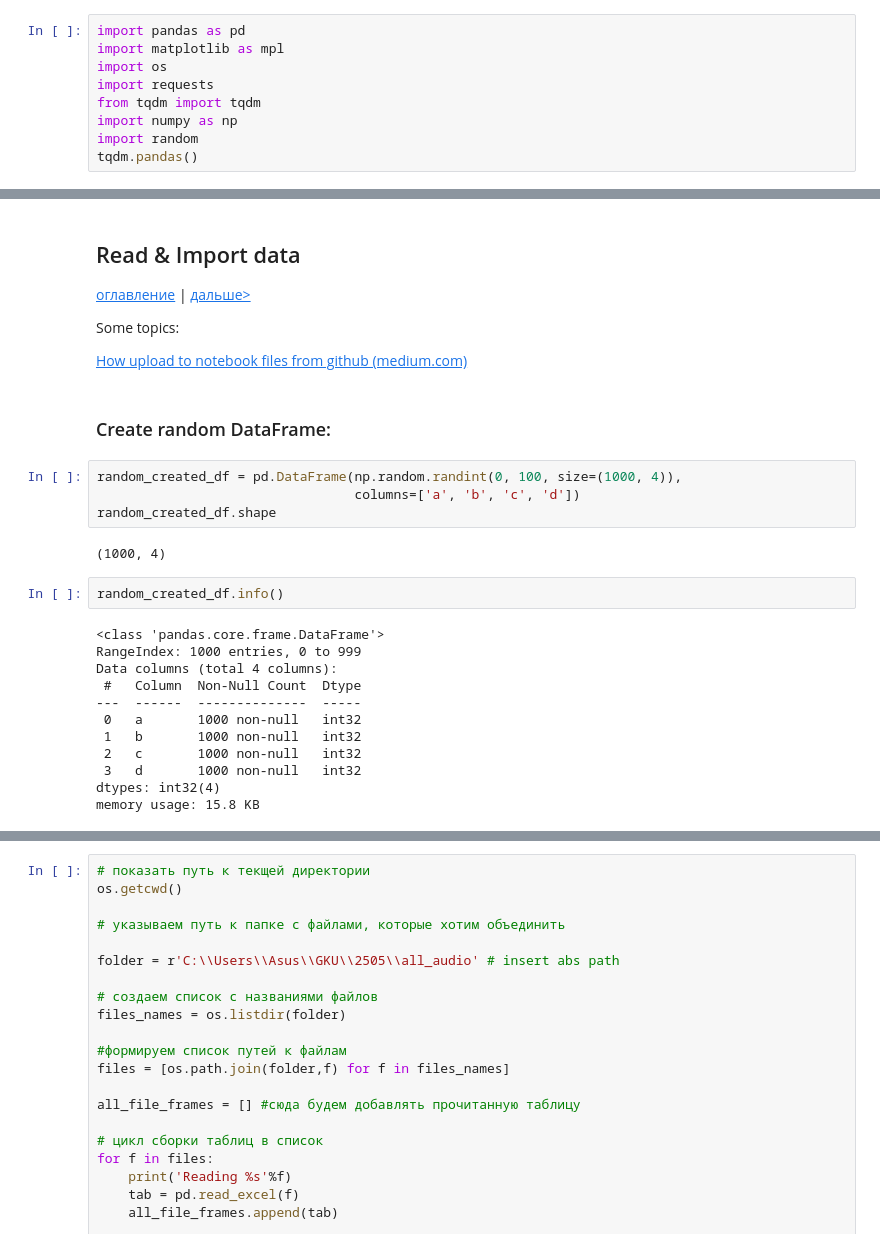
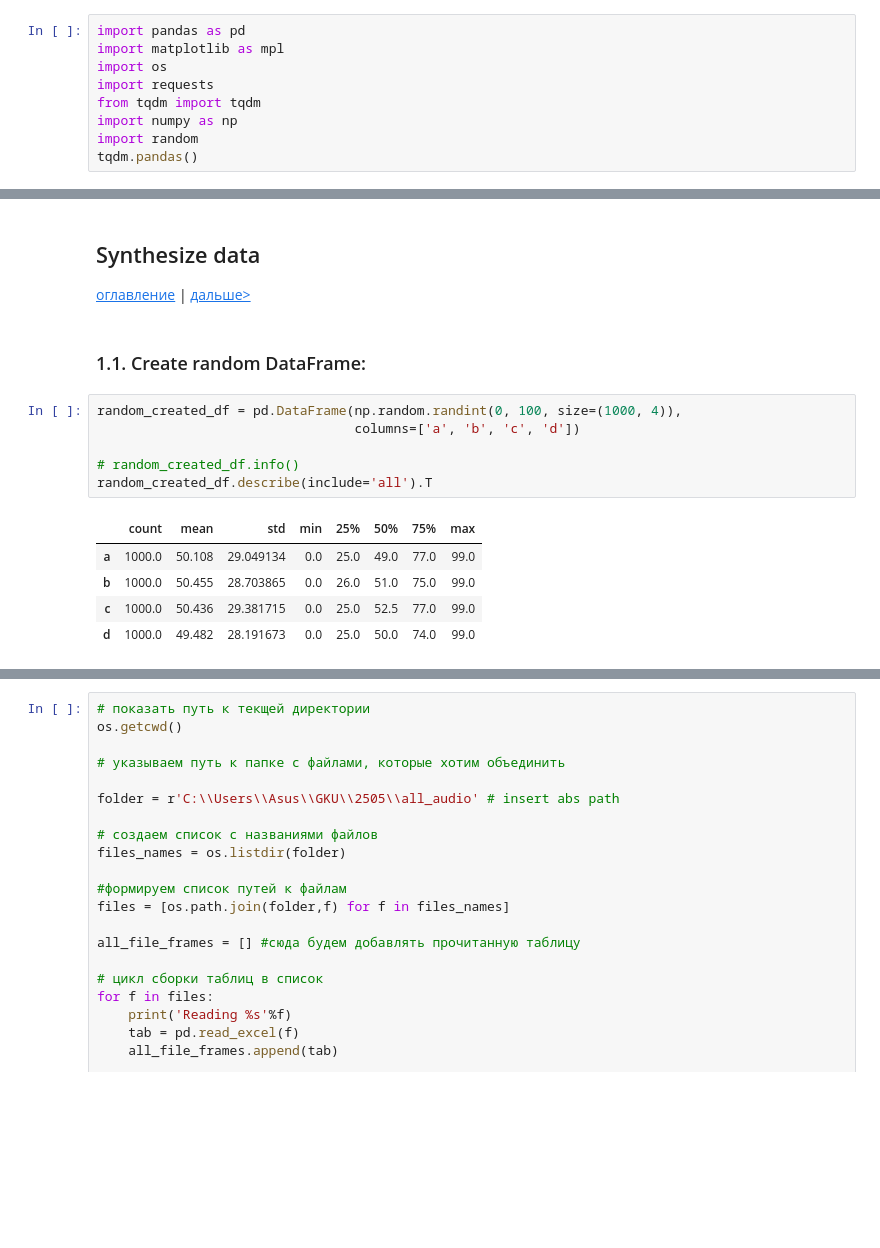
Before and after one commit to sqrt495/tips-and-tricks, a Jupyter notebook: Advanced_Pandas.ipynb, the cells around one changed output, grey strips where cells are left out. Cells and saved outputs as stored; diff of their text form; blank space fills up the shorter version.

Commit message:
up pandas note

```diff
--- a/Advanced_Pandas.ipynb
+++ b/Advanced_Pandas.ipynb
@@ -24,31 +33,19 @@ tqdm.pandas()
-# %% [markdown]
-## Read & Import data
-<a class="anchor" id="import"></a>
-
-[оглавление](#contents) | [дальше>](#join)
-
-Some topics:
-
-[How upload to notebook files from github (medium.com)](https://medium.com/towards-entrepreneurship/importing-a-csv-file-from-github-in-a-jupyter-notebook-e2c28e7e74a5)
+# %% [markdown]
+## Synthesize data
+<a class="anchor" id="synthesize"></a>
+
+[оглавление](#contents) | [дальше>](#import)
 # %% [markdown]
-### Create random DataFrame:
+### 1.1. Create random DataFrame:
 # %%
 random_created_df = pd.DataFrame(np.random.randint(0, 100, size=(1000, 4)),
                                  columns=['a', 'b', 'c', 'd'])
-random_created_df.shape
+
+# random_created_df.info()
+random_created_df.describe(include='all').T
 # %% [output]
-(1000, 4)
+|  | count | mean | std | min | 25% | 50% | 75% | max |
+| a | 1000.0 | 50.108 | 29.049134 | 0.0 | 25.0 | 49.0 | 77.0 | 99.0 |
+| b | 1000.0 | 50.455 | 28.703865 | 0.0 | 26.0 | 51.0 | 75.0 | 99.0 |
+| c | 1000.0 | 50.436 | 29.381715 | 0.0 | 25.0 | 52.5 | 77.0 | 99.0 |
+| d | 1000.0 | 49.482 | 28.191673 | 0.0 | 25.0 | 50.0 | 74.0 | 99.0 |
-# %%
-random_created_df.info()
-# %% [output]
-<class 'pandas.core.frame.DataFrame'>
-RangeIndex: 1000 entries, 0 to 999
-Data columns (total 4 columns):
- #   Column  Non-Null Count  Dtype
----  ------  --------------  -----
- 0   a       1000 non-null   int32
- 1   b       1000 non-null   int32
- 2   c       1000 non-null   int32
- 3   d       1000 non-null   int32
-dtypes: int32(4)
-memory usage: 15.8 KB
```
Also changed, not shown: parts of 18 cells of this notebook.
